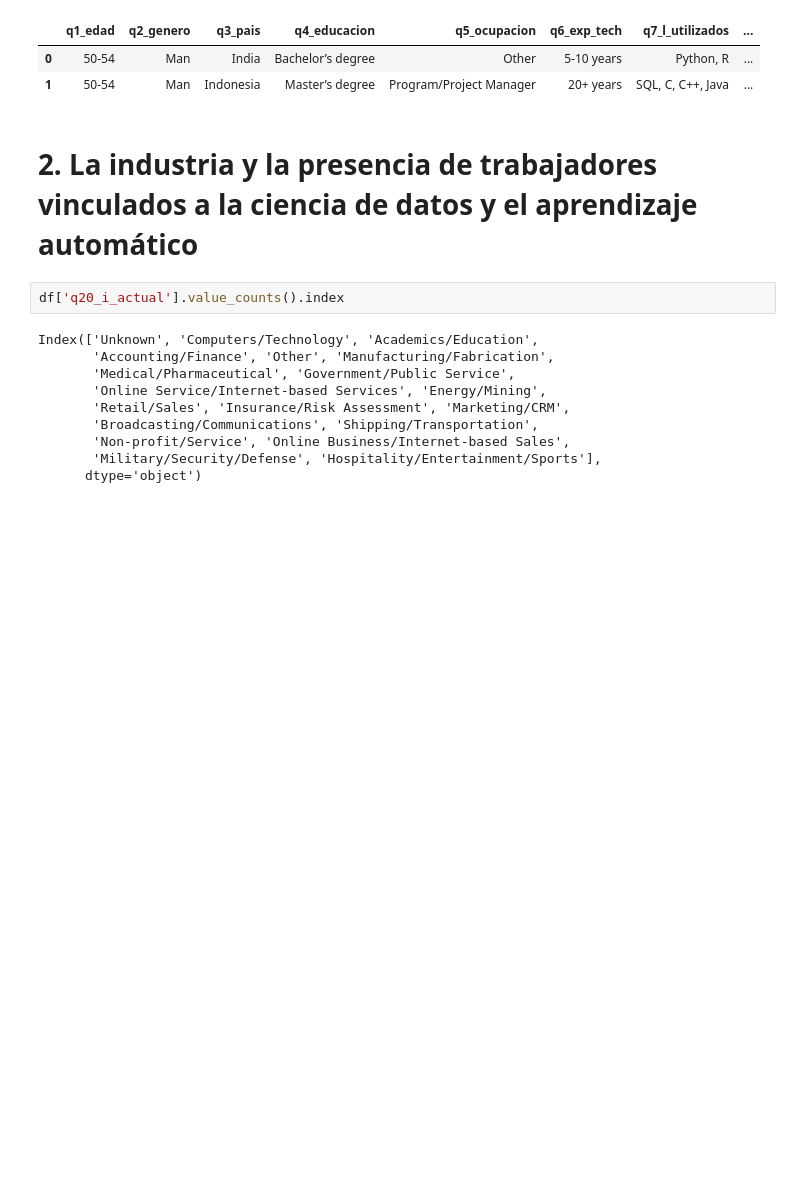
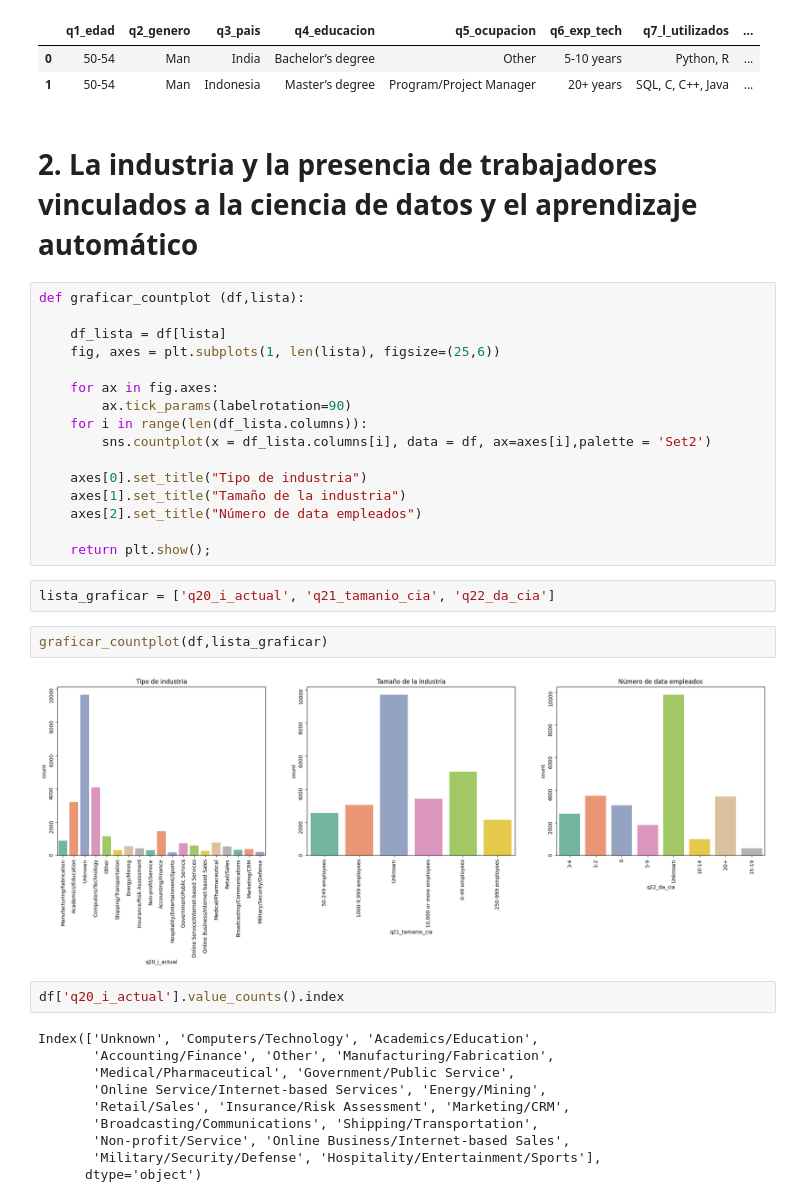
Before and after one commit to Adalab/project2-da-promo-c-modulo-2-team4, a Jupyter notebook: 04- Preguntas/4.2. Pregunta2.ipynb, the cells around one changed output. Drawn from its saved outputs; the diff is of its cells as text; blank space fills up the shorter version.

```diff
--- a/04- Preguntas/4.2. Pregunta2.ipynb
+++ b/04- Preguntas/4.2. Pregunta2.ipynb
@@ -26,6 +26,28 @@ df.head(2)
 | 1 | 50-54 | Man | Indonesia | Master’s degree | Program/Project Manager | 20+ years | SQL, C, C++, Java | ... |
 # %% [markdown]
 # 2. La industria y la presencia de trabajadores vinculados a la ciencia de datos y el aprendizaje automático
+# %%
+def graficar_countplot (df,lista):
+
+    df_lista = df[lista]
+    fig, axes = plt.subplots(1, len(lista), figsize=(25,6))
+
+    for ax in fig.axes:
+        ax.tick_params(labelrotation=90)
+    for i in range(len(df_lista.columns)):
+        sns.countplot(x = df_lista.columns[i], data = df, ax=axes[i],palette = 'Set2')
+
+    axes[0].set_title("Tipo de industria")
+    axes[1].set_title("Tamaño de la industria")
+    axes[2].set_title("Número de data empleados")
+
+    return plt.show();
+# %%
+lista_graficar = ['q20_i_actual', 'q21_tamanio_cia', 'q22_da_cia']
+# %%
+graficar_countplot(df,lista_graficar)
+# %% [output]
+[figure, added]
 # %%
 df['q20_i_actual'].value_counts().index
 # %% [output]
```
Also changed, not shown: parts of 9 cells of this notebook, 3 other files.
